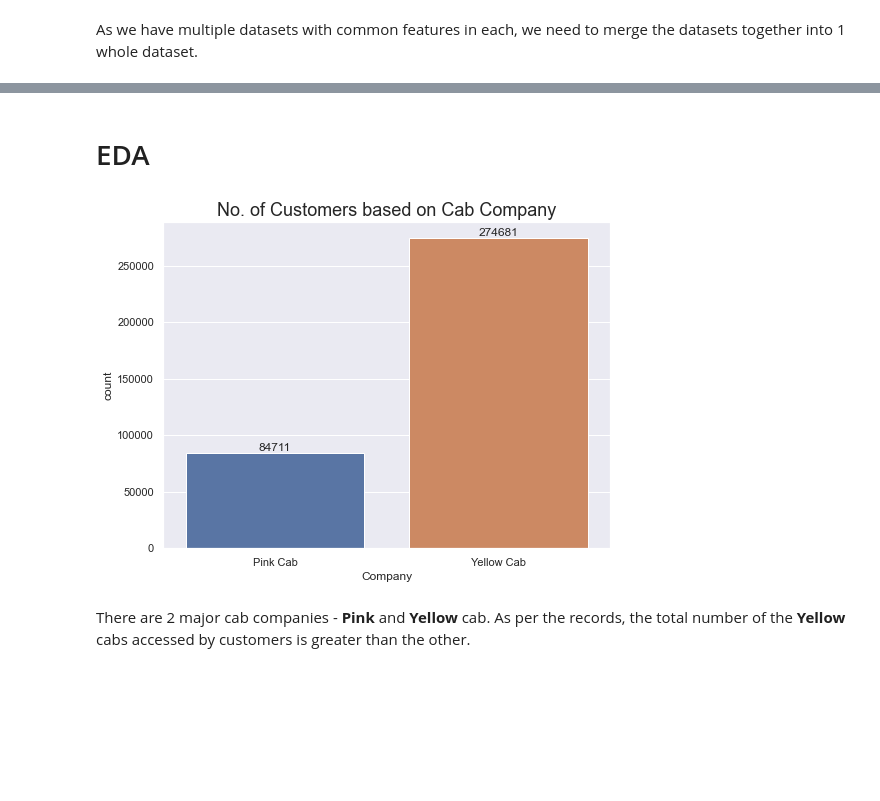
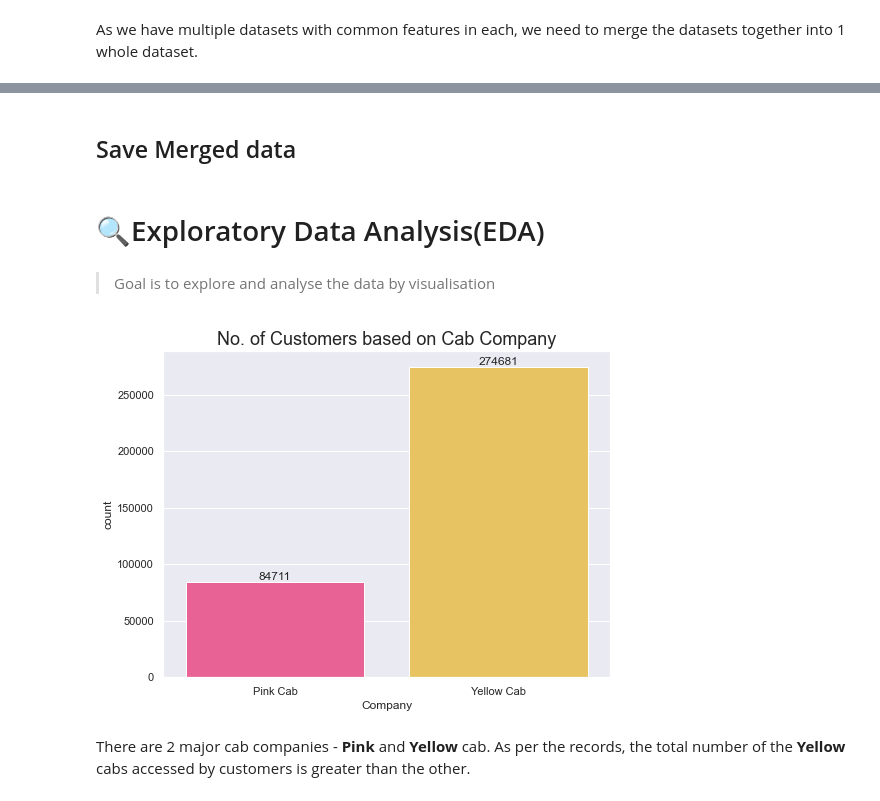
Before and after one commit to Ashish-Sasna/Data-Glacier, a Jupyter notebook: Week 2/Scripts/G2M_Insights.ipynb, the cells around one changed output, grey strips where cells are left out. Saved outputs shown, nothing was run; the diff lists cells and outputs as text; code cells hidden in the pictures; blank space fills up the shorter version.

Commit message:
Data analysis

```diff
--- a/Week 2/Scripts/G2M_Insights.ipynb
+++ b/Week 2/Scripts/G2M_Insights.ipynb
@@ -277,0 +256,6 @@ Vaalues in the *Date of Travel* column are serial number which need to be change
+# %%
+final_df = pd.merge(merge_df1,
+                    merge_df2,
+                    on='Transaction ID',
+                    how='left')
+final_df.head(5)
@@ -277,0 +291,5 @@ Vaalues in the *Date of Travel* column are serial number which need to be change
+# %%
+final_df['Users'] = final_df['Users'].str.replace(',',
+                                                  '').astype(np.int64)
+final_df['Population'] = final_df['Population'].str.replace(',',
+                                                            '').astype(np.int64)
@@ -278,2 +298,4 @@ Vaalues in the *Date of Travel* column are serial number which need to be change
 # %%
-final_df['Date of Travel'] = final_df['Date of Travel'].apply(lambda x: xlrd.xldate_as_datetime(x, 0).date())
+final_df['Date of Travel'] = final_df['Date of Travel'].apply(lambda x: xlrd.xldate_as_datetime(x,
+                                                                                                0).date())
+final_df['Date of Travel'] = pd.to_datetime(final_df['Date of Travel'])
@@ -279,0 +311,2 @@ final_df['Date of Travel'] = final_df['Date of Travel'].apply(lambda x: xlrd.xld
+# %% [markdown]
+## Save Merged data
@@ -280,14 +315,20 @@ final_df['Date of Travel'] = final_df['Date of Travel'].apply(lambda x: xlrd.xld
 # %% [markdown]
-# EDA
+# 🔍Exploratory Data Analysis(EDA)
+# %% [markdown]
+>Goal is to explore and analyse the data by visualisation
+# %%
+## Pink cab, Yellow cab
+palette = ['#FF4B91', '#FFCD4B']
 # %%
 sns.set(rc = {'figure.figsize':(8,6)})
 ax = sns.countplot(x='Company',
-                  data=final_df)
+                   data=final_df,
+                   palette=palette)
 ax.set_title('No. of Customers based on Cab Company',
              fontsize=18)
 for label in ax.containers:
     ax.bar_label(label)
 # %% [output]
-[figure, old version]
+[figure, new version]
 # %% [markdown]
 There are 2 major cab companies - **Pink** and **Yellow** cab. As per the records, the total number of the **Yellow** cabs accessed by customers is greater than the other.
```
Also changed, not shown: parts of 60 cells of this notebook, 1 other file.
